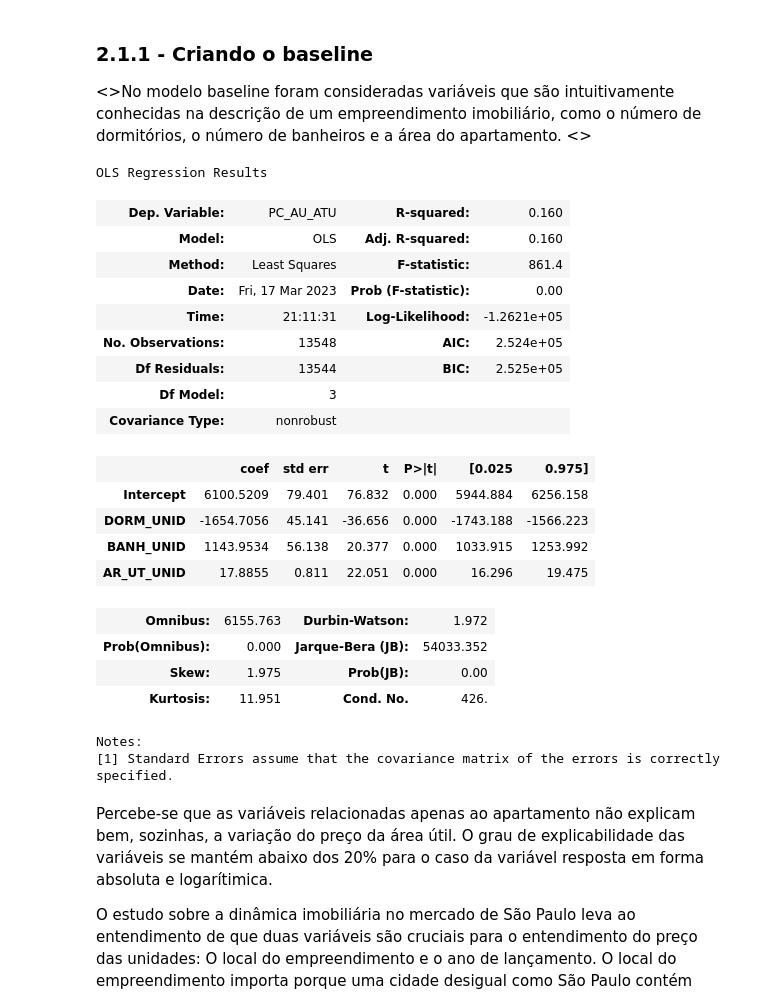
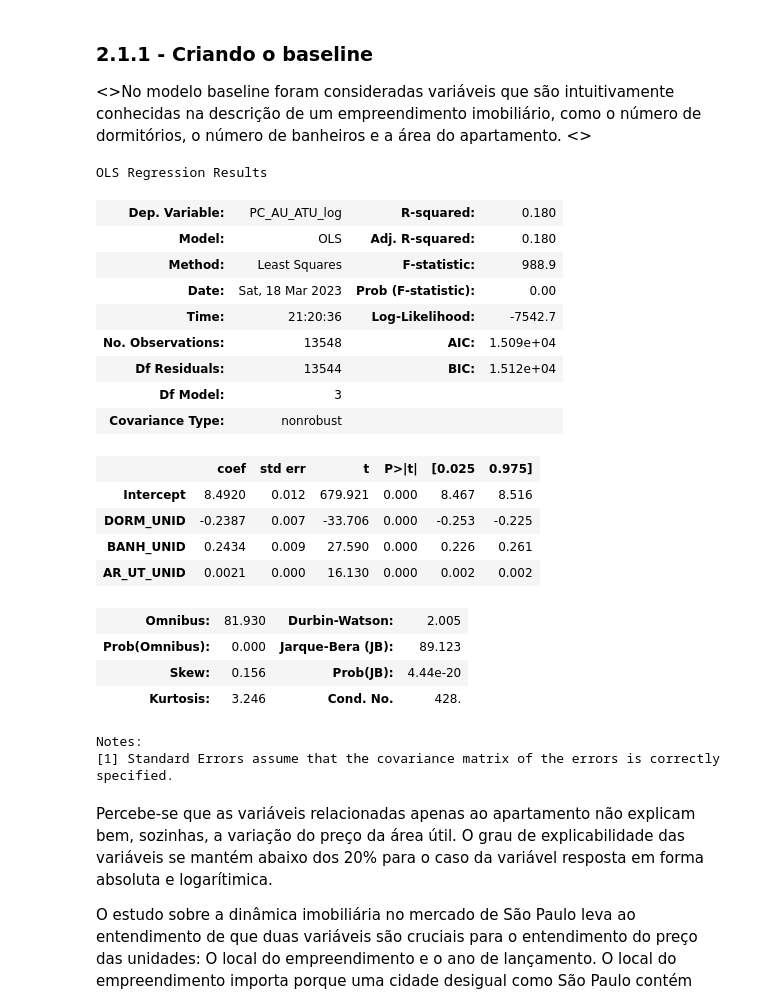
Before and after one commit to LissesCastro/Tera-Mercado-Imobiliario-SP, a Jupyter notebook: modelo_preditivo.ipynb, the cells around one changed output. Cells and saved outputs as stored; diff of their text form; code cells hidden in the pictures.

```diff
--- a/modelo_preditivo.ipynb
+++ b/modelo_preditivo.ipynb
@@ -64,26 +74,27 @@ Index(['Unnamed: 0.1', 'ID', 'TIPO_EMP', 'MES_LAN', 'ANO_LAN', 'DATA_ENT',
       dtype='object')
 # %%
 df.columns
-df = df.drop(['Unnamed: 0.1', 'Unnamed: 0','RENRESP91', 'PCMEDAU00',
+df_rf = df.drop(['Unnamed: 0.1', 'Unnamed: 0','RENRESP91', 'PCMEDAU00',
        'PCMEDAU10', 'RENRESP00', 'ID', 'AGENTE', 'PC_TT_UN', 'PC_M2_AU', 'PC_M2_AT', 'PC_TT_ATU', 'PC_AT_ATU', 'PC_EMP_ATU',
-       'VLR_US__CO', 'PC_TT_UN_U', 'PC_M2_AU_U', 'PC_M2_AT_U', 'PC_TT_UN_log', 'PC_M2_AT_log', 'VLR_US__CO_log', 'PCMEDAU10_log', 'PCMEDAU91', 'PC_M2_AU_log'], axis=1)
+       'VLR_US__CO', 'PC_TT_UN_U', 'PC_M2_AU_U', 'PC_M2_AT_U', 'PC_M2_AT_log', 'VLR_US__CO_log', 'PCMEDAU10_log', 'PCMEDAU91', 'PC_M2_AU_log', 'PC_AU_ATU'], axis=1)
 
 df['AR_UT_UNID_log'] = np.log(df['AR_UT_UNID'])
 df['RENRESP10_log'] = np.log(df['RENRESP10'])
 # %% [markdown]
 <h3>1.1 Definindo as variáveis que estarão presentes no modelo</h3>
 # %%
-target = 'PC_AU_ATU_log'
+target_au = 'PC_AU_ATU_log'
+target_tt = 'PC_TT_ATU_log'
 numericas = ['ANO_LAN', 'DORM_UNID', 'BANH_DORM', 'AR_UT_UNID']
-categoricas = ['REGIAO', 'TIPO_EMP']
+categoricas = ['REGIAO', 'TIPO_EMP', 'AGENTE', 'CONSTRUTOR']
 features = numericas + categoricas
 #['', 'ANO_LAN', 'DORM_UNID', 'BANH_UNID', 'GAR_UNID']
 v_ibge = ['Total de filhos dos responsáveis de domicílios', 'PERC_ALUGADOS',
        'PERC_UNIPESSOAIS', 'PERC_2_3_MORADORES', 'PERC_BRANCOS', 'PERC_PPI']
 
-numericas2 = df.select_dtypes(['int', 'float']).columns
-numericas2 = numericas2.drop(['PC_AU_ATU_log', 'PC_AU_ATU'])
-categoricas2 = df.select_dtypes(['object', 'string']).columns
+numericas2 = df_rf.select_dtypes(['int', 'float']).columns
+numericas2 = numericas2.drop(['PC_AU_ATU_log', 'PC_TT_ATU_log'])
+categoricas2 = df_rf.select_dtypes(['object', 'string']).columns
 # %%
 for col in categoricas2:
     df[col] = df[col].fillna(df[col].mode())
@@ -112,7 +103,10 @@ memory usage: 1.8+ MB
+# %%
+for col in categoricas:
+    df[col] = LabelEncoder().fit_transform(df[col].array.reshape(-1, 1))
 # %% [markdown]
 <h2>2. Fazendo os modelos de regressão </h2>
 # %%
-X_train, X_test, y_train, y_test = train_test_split(df.drop(target, axis=1), df[target], test_size=0.2)
+X_train, X_test, y_train, y_test = train_test_split(df_rf.drop([target_au, target_tt], axis=1), df_rf[target_au], test_size=0.2)
 # %% [markdown]
 <h3>2.1 Modelo de regressão linear </h3>
 O modelo de regressão linear permite maior interpretabilidade das variáveis e da constituição do preço dos empreendimentos lançados. Contém alguma perda de performance em relação aos modelos mais avançados, como ensembles de Random Forest, mas são mais facilmente lidos.
@@ -122,28 +116,28 @@ O modelo de regressão linear permite maior interpretabilidade das variáveis e
 # %%
 rl_baseline = sm.ols(formula='PC_AU_ATU ~ DORM_UNID + BANH_UNID + AR_UT_UNID', data=df.iloc[X_train.index,:]).fit()
 rl_baseline_log = sm.ols(formula='PC_AU_ATU_log ~ DORM_UNID + BANH_UNID + AR_UT_UNID', data=df.iloc[X_train.index,:]).fit()
 
-rl_baseline.summary()
+rl_baseline_log.summary()
 # %% [output]
 OLS Regression Results
-| Dep. Variable: | PC_AU_ATU | R-squared: | 0.160 |
-| Model: | OLS | Adj. R-squared: | 0.160 |
-| Method: | Least Squares | F-statistic: | 861.4 |
-| Date: | Fri, 17 Mar 2023 | Prob (F-statistic): | 0.00 |
-| Time: | 21:11:31 | Log-Likelihood: | -1.2621e+05 |
-| No. Observations: | 13548 | AIC: | 2.524e+05 |
-| Df Residuals: | 13544 | BIC: | 2.525e+05 |
+| Dep. Variable: | PC_AU_ATU_log | R-squared: | 0.180 |
+| Model: | OLS | Adj. R-squared: | 0.180 |
+| Method: | Least Squares | F-statistic: | 988.9 |
+| Date: | Sat, 18 Mar 2023 | Prob (F-statistic): | 0.00 |
+| Time: | 21:20:36 | Log-Likelihood: | -7542.7 |
+| No. Observations: | 13548 | AIC: | 1.509e+04 |
+| Df Residuals: | 13544 | BIC: | 1.512e+04 |
 | Df Model: | 3 |  |  |
 | Covariance Type: | nonrobust |  |  |
 |  | coef | std err | t | P>|t| | [0.025 | 0.975] |
-| Intercept | 6100.5209 | 79.401 | 76.832 | 0.000 | 5944.884 | 6256.158 |
-| DORM_UNID | -1654.7056 | 45.141 | -36.656 | 0.000 | -1743.188 | -1566.223 |
-| BANH_UNID | 1143.9534 | 56.138 | 20.377 | 0.000 | 1033.915 | 1253.992 |
-| AR_UT_UNID | 17.8855 | 0.811 | 22.051 | 0.000 | 16.296 | 19.475 |
+| Intercept | 8.4920 | 0.012 | 679.921 | 0.000 | 8.467 | 8.516 |
+| DORM_UNID | -0.2387 | 0.007 | -33.706 | 0.000 | -0.253 | -0.225 |
+| BANH_UNID | 0.2434 | 0.009 | 27.590 | 0.000 | 0.226 | 0.261 |
+| AR_UT_UNID | 0.0021 | 0.000 | 16.130 | 0.000 | 0.002 | 0.002 |
-| Omnibus: | 6155.763 | Durbin-Watson: | 1.972 |
-| Prob(Omnibus): | 0.000 | Jarque-Bera (JB): | 54033.352 |
-| Skew: | 1.975 | Prob(JB): | 0.00 |
-| Kurtosis: | 11.951 | Cond. No. | 426. |
+| Omnibus: | 81.930 | Durbin-Watson: | 2.005 |
+| Prob(Omnibus): | 0.000 | Jarque-Bera (JB): | 89.123 |
+| Skew: | 0.156 | Prob(JB): | 4.44e-20 |
+| Kurtosis: | 3.246 | Cond. No. | 428. |
 Notes:
 [1] Standard Errors assume that the covariance matrix of the errors is correctly specified.
 # %% [markdown]
```
Also changed, not shown: parts of 23 cells of this notebook.
